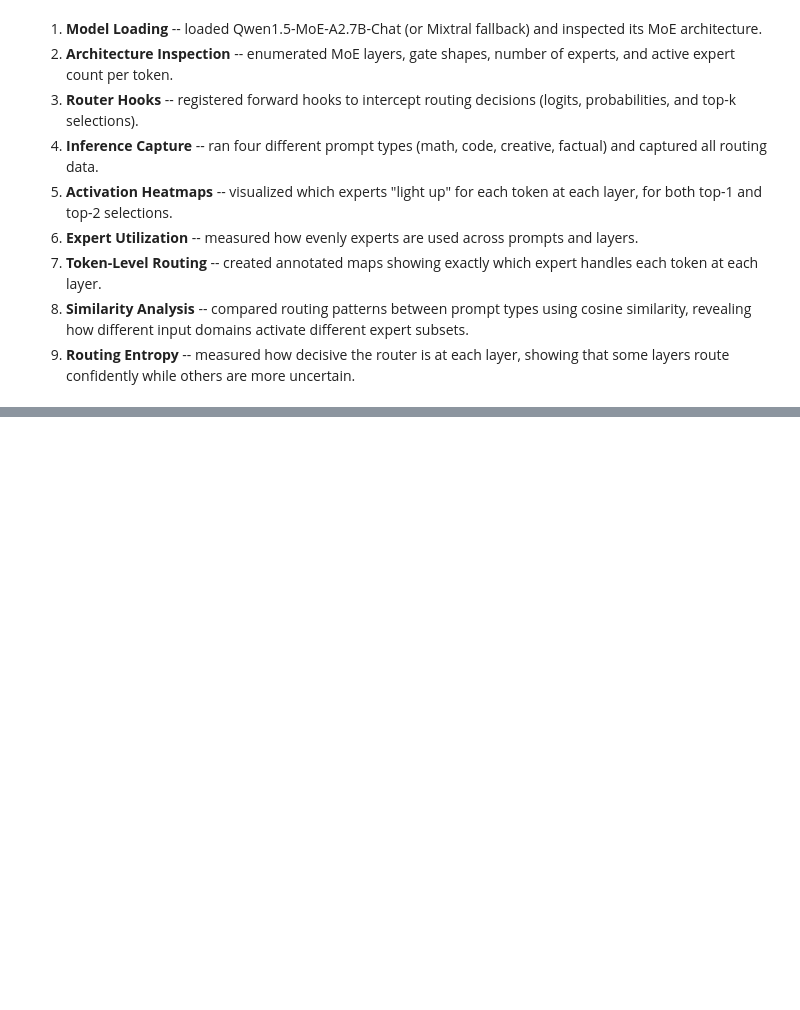
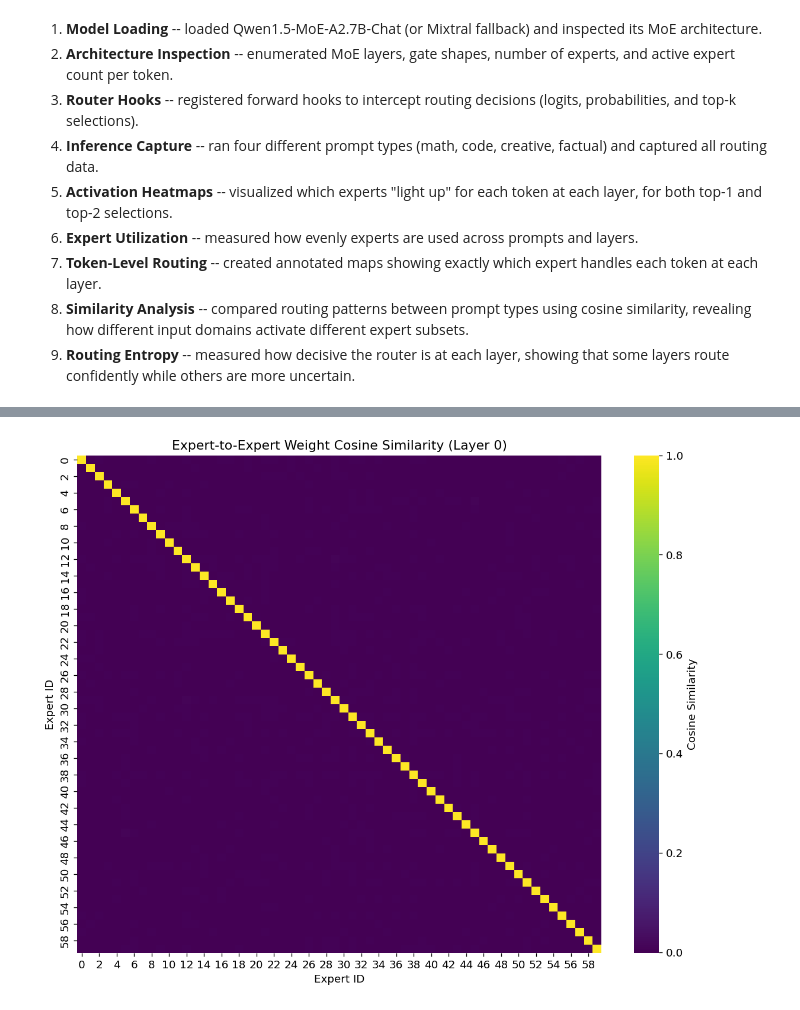
Before and after one commit to prashantkul/learn-generative-ai, a Jupyter notebook: 10-mixture-of-experts/live-moe-demo.ipynb, the cells around one changed output, grey strips where cells are left out. Cells and saved outputs as stored; diff of their text form; code cells hidden in the pictures; blank space fills up the shorter version.

```diff
--- a/10-mixture-of-experts/live-moe-demo.ipynb
+++ b/10-mixture-of-experts/live-moe-demo.ipynb
@@ -853,0 +1076,99 @@ expert routing behavior in action:
+# %%
+# Extract expert weights from the first MoE layer
+layer_idx_to_inspect = moe_layers_info[0][0] # First MoE layer
+moe_block_to_inspect = moe_layers_info[0][1]
+
+expert_weights = []
+actual_expert_modules = []
+
+try:
+    print(f"Inspecting module: {moe_block_to_inspect.__class__.__name__}")
+    print(f"Children of moe_block_to_inspect: {[n for n, _ in moe_block_to_inspect.named_children()]}")
+
+    qwen_experts_wrapper = getattr(moe_block_to_inspect, 'experts', None)
+
+    if qwen_experts_wrapper is None:
+        print("moe_block_to_inspect.experts attribute not found or is None. Skipping similarity analysis.")
+    else:
+        print(f"Inspecting Qwen2MoeExperts wrapper: {qwen_experts_wrapper.__class__.__name__}")
+        print(f"Children of qwen_experts_wrapper: {[n for n, _ in qwen_experts_wrapper.named_children()]}")
+
+        if hasattr(qwen_experts_wrapper, '_modules'):
+            print(f"qwen_experts_wrapper._modules: {qwen_experts_wrapper._modules}")
+        if hasattr(qwen_experts_wrapper, '__dict__'):
+            print(f"qwen_experts_wrapper.__dict__.keys(): {qwen_experts_wrapper.__dict__.keys()}")
+
+        # Try to extract intermediate_size from shared_expert
+        # Note: The intermediate_size from shared_expert might not directly apply to the dimensions of W_gate_up
+        # if it's already reshaped for experts. We will derive the expert_proj_intermediate_size from W_gate_up shape.
+        intermediate_size_from_shared = None
+        if hasattr(moe_block_to_inspect, 'shared_expert') and \
+           hasattr(moe_block_to_inspect.shared_expert, 'gate_proj'):
+            intermediate_size_from_shared = moe_block_to_inspect.shared_expert.gate_proj.weight.shape[0]
+            print(f"Detected intermediate_size from shared_expert: {intermediate_size_from_shared}")
+
+        W_gate_up = None
+        if hasattr(qwen_experts_wrapper, 'gate_up_proj'):
+            print(f"Found 'gate_up_proj' attribute in Qwen2MoeExperts wrapper. Its type is: {type(qwen_experts_wrapper.gate_up_proj)}")
+
+            if isinstance(qwen_experts_wrapper.gate_up_proj, torch.nn.Module):
+                if hasattr(qwen_experts_wrapper.gate_up_proj, 'weight'):
+                    print("gate_up_proj is an nn.Module with a 'weight' attribute. Using it.")
+                    W_gate_up = qwen_experts_wrapper.gate_up_proj.weight.data
+                else:
+                    print("gate_up_proj is an nn.Module but has no 'weight' attribute. Cannot use for expert weights.")
+            elif isinstance(qwen_experts_wrapper.gate_up_proj, torch.Tensor):
+                print("gate_up_proj is a torch.Tensor. Using it directly as weights.")
+                W_gate_up = qwen_experts_wrapper.gate_up_proj.data # .data for potentially requiring grad, or just the tensor itself
+            else:
+                print(f"gate_up_proj is neither an nn.Module nor a torch.Tensor ({type(qwen_experts_wrapper.gate_up_proj)}). Cannot use for expert weights.")
+        else:
+            print("Could not find 'gate_up_proj' attribute in Qwen2MoeExperts. Cannot extract expert weights.")
+
+
+        if W_gate_up is not None:
+            print("Proceeding with expert weight extraction using W_gate_up.")
+            print(f"W_gate_up actual shape: {W_gate_up.shape}")
+
+            # Assuming W_gate_up is (num_experts, 2 * expert_proj_intermediate_size, hidden_size)
+            # And the gate_proj is the first half of the second dimension.
+            if W_gate_up.shape[1] % 2 != 0:
+                print(f"Warning: Second dimension of W_gate_up ({W_gate_up.shape[1]}) is not divisible by 2. Cannot extract gate_proj as first half.")
+                print("Skipping similarity analysis.")
+            else:
+                expert_proj_intermediate_size = W_gate_up.shape[1] // 2
+                print(f"Derived expert_proj_intermediate_size from W_gate_up shape: {expert_proj_intermediate_size}")
+
+                for i in range(num_experts_total):
+                    # Direct index for expert 'i' in the first dimension
+                    # Slice the 'gate_proj' part from the second dimension
+                    expert_gate_proj_weight = W_gate_up[i, :expert_proj_intermediate_size, :]
+
+                    if expert_gate_proj_weight.numel() == 0:
+                        print(f"Warning: Expert {i} gate_proj slice is empty! Slice: [:, 0:{expert_proj_intermediate_size}, :], W_gate_up.shape={W_gate_up.shape}")
+                    expert_weights.append(expert_gate_proj_weight.flatten().cpu().numpy())
+
+                print(f"Successfully extracted {len(expert_weights)} expert weight vectors.")
+        else:
+            print("W_gate_up could not be successfully determined. Skipping similarity analysis.")
+
+except Exception as e:
+    print(f"An unexpected error occurred during expert weight extraction: {e}. Skipping similarity analysis.")
+
+
+if not expert_weights:
+    print("Could not extract expert weights. Skipping similarity analysis.")
+else:
+    expert_weights_matrix = np.array(expert_weights)
+    # Compute cosine similarity between expert weight vectors
+    expert_sim_matrix = cosine_similarity(expert_weights_matrix)
+
+    # Plot the similarity matrix
+    plt.figure(figsize=(10, 8))
+    sns.heatmap(expert_sim_matrix, cmap="viridis", annot=False, fmt=".2f", cbar_kws={'label': 'Cosine Similarity'})
+    plt.title(f"Expert-to-Expert Weight Cosine Similarity (Layer {layer_idx_to_inspect})")
+    plt.xlabel("Expert ID")
+    plt.ylabel("Expert ID")
+    plt.tight_layout()
+    plt.show()
+# %% [output]
@@ -853,0 +1188 @@ expert routing behavior in action:
+[figure, added]
```
Also changed, not shown: parts of 42 cells of this notebook.
